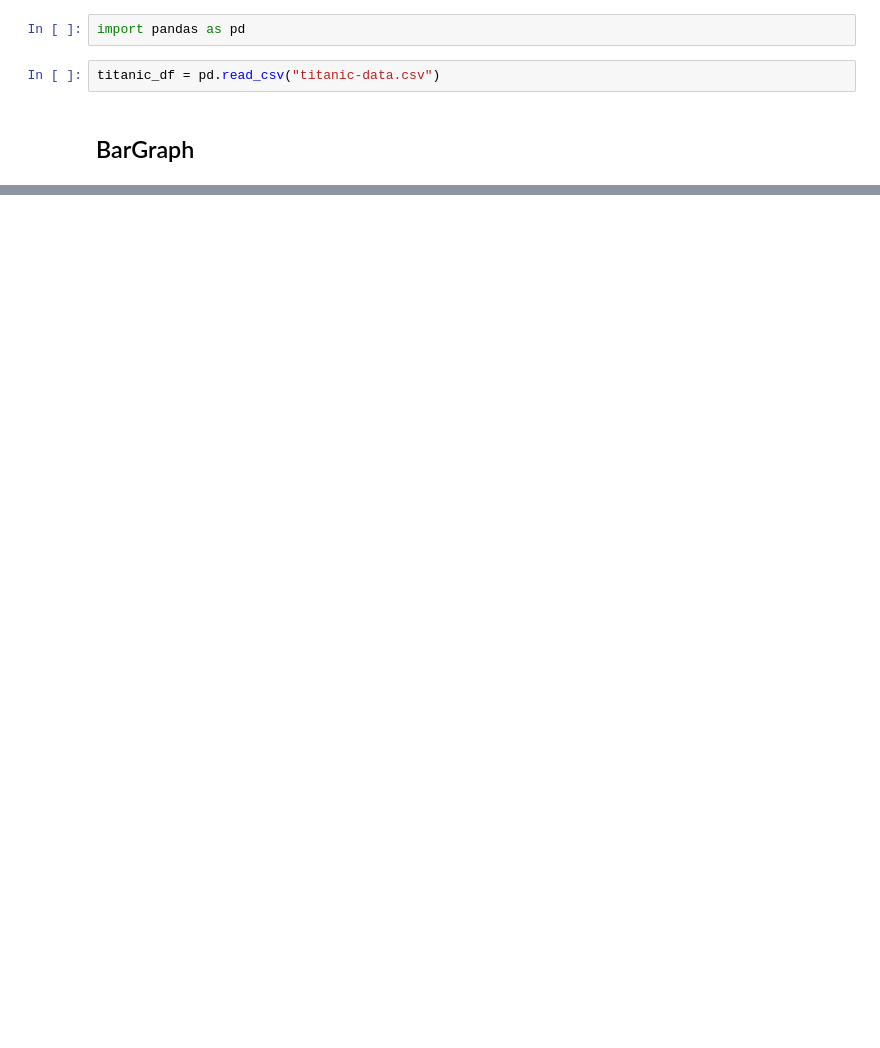
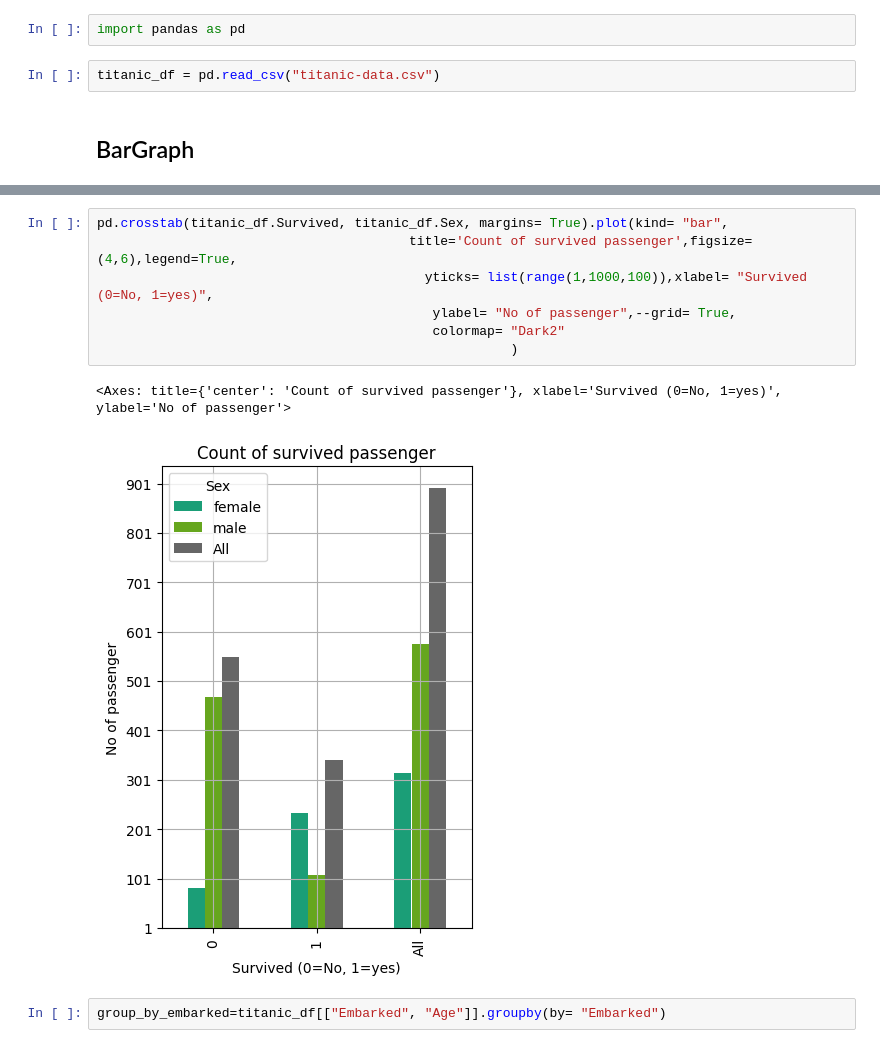
Before and after one commit to prakash587/dsml_practice, a Jupyter notebook: dsml_practice/ML/Ml_library/pandas/graphical represn.ipynb, the cells around one changed output, grey strips where cells are left out. Cells and saved outputs as stored; diff of their text form; blank space fills up the shorter version.

```diff
--- a/dsml_practice/ML/Ml_library/pandas/graphical represn.ipynb
+++ b/dsml_practice/ML/Ml_library/pandas/graphical represn.ipynb
@@ -11,0 +49,12 @@ titanic_df['Survived'].value_counts().plot(kind= 'bar')
+# %%
+pd.crosstab(titanic_df.Survived, titanic_df.Sex, margins= True).plot(kind= "bar",
+                                        title='Count of survived passenger',figsize= (4,6),legend=True,
+                                          yticks= list(range(1,1000,100)),xlabel= "Survived (0=No, 1=yes)",
+                                           ylabel= "No of passenger",--grid= True,
+                                           colormap= "Dark2"
+                                                     )
+# %% [output]
+<Axes: title={'center': 'Count of survived passenger'}, xlabel='Survived (0=No, 1=yes)', ylabel='No of passenger'>
+[figure, added]
+# %%
+group_by_embarked=titanic_df[["Embarked", "Age"]].groupby(by= "Embarked")
```
Also changed, not shown: parts of 7 cells of this notebook.
